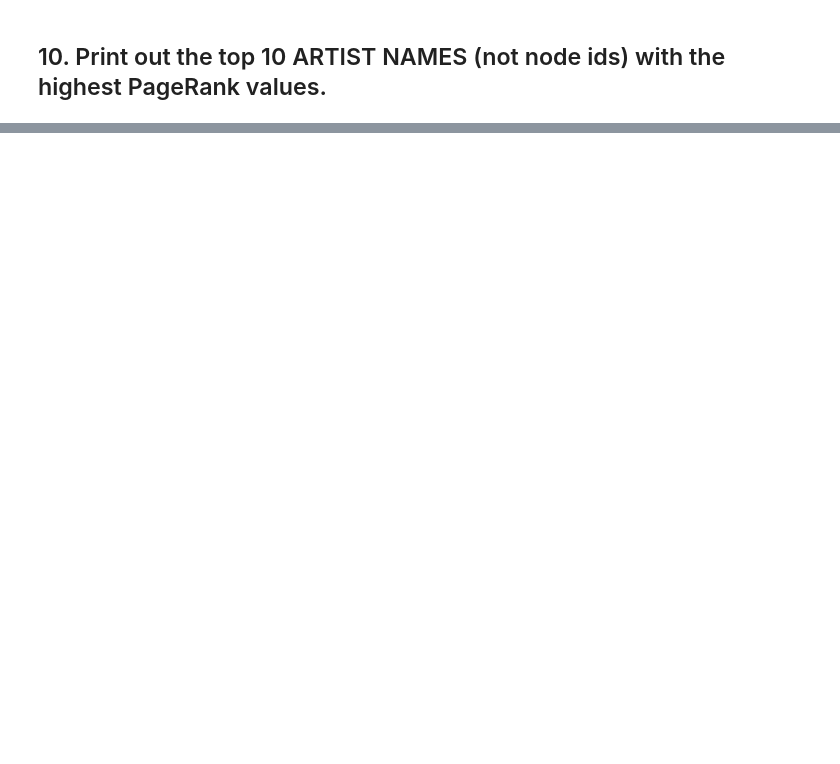
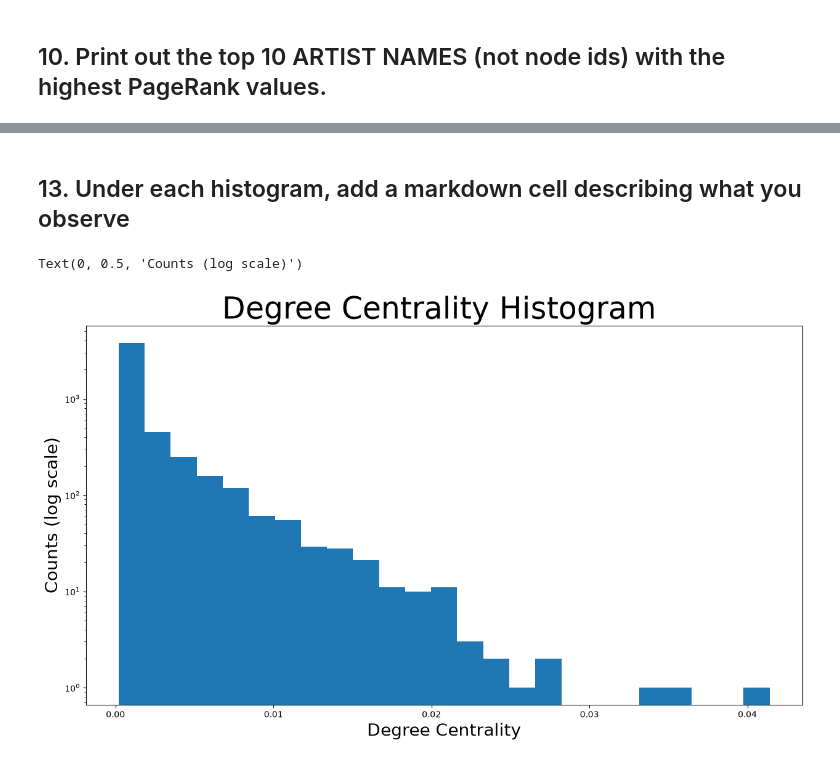
Before and after one commit to AndresAriasM/FAU_course_projects, a Jupyter notebook: SocialNetworks_BigData/Assignment_2/graphs_v2.ipynb, the cells around one changed output, grey strips where cells are left out. Drawn from its saved outputs; the diff is of its cells as text; code cells hidden in the pictures; blank space fills up the shorter version.

```diff
--- a/SocialNetworks_BigData/Assignment_2/graphs_v2.ipynb
+++ b/SocialNetworks_BigData/Assignment_2/graphs_v2.ipynb
@@ -211,0 +230,13 @@ Top 10 artists by pagerank
+# %% [markdown]
+## 13. Under each histogram, add a markdown cell describing what you observe
+# %%
+# 12.1 Degree centrality - Code taken from course slides
+plt.figure(figsize=(15, 8))
+plt.hist(degree_centrality.values(), bins=25)
+plt.yscale('log')  # the distribution is very skewed, 75.8% of artists fall in the first bin
+plt.title("Degree Centrality Histogram ", fontdict={"size": 35}, loc="center")
+plt.xlabel("Degree Centrality", fontdict={"size": 20})
+plt.ylabel("Counts (log scale)", fontdict={"size": 20})
+# %% [output]
+Text(0, 0.5, 'Counts (log scale)')
+[figure, added]
```
Also changed, not shown: parts of 58 cells of this notebook.
